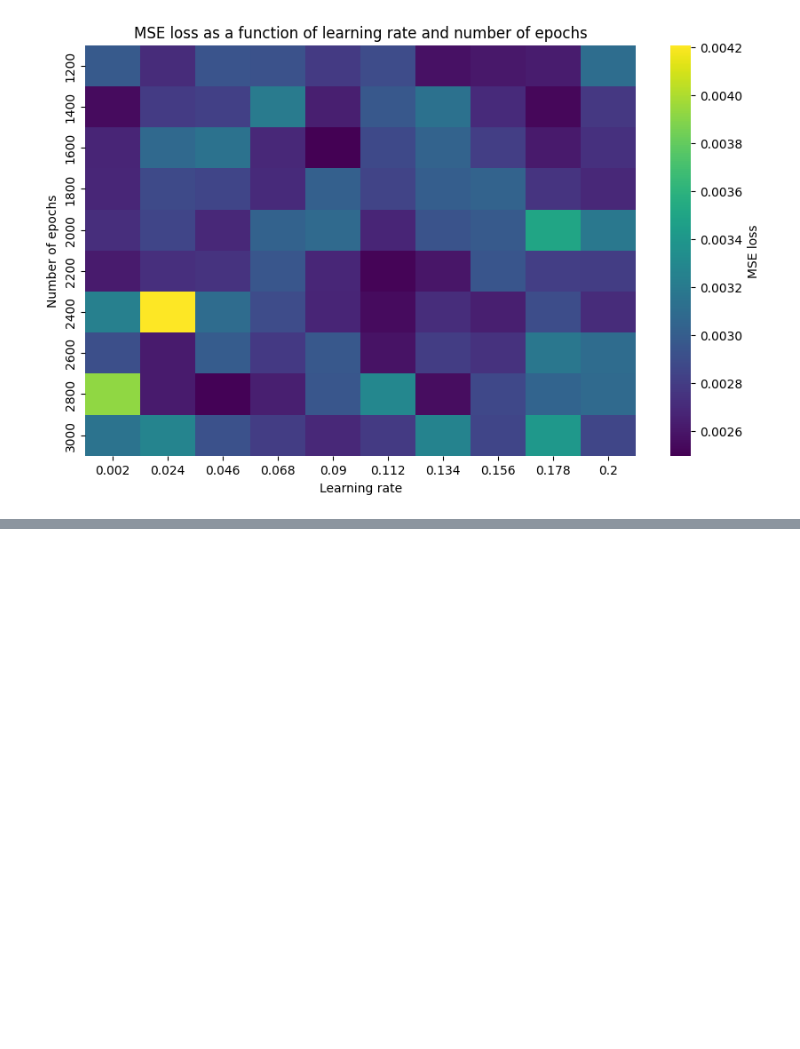
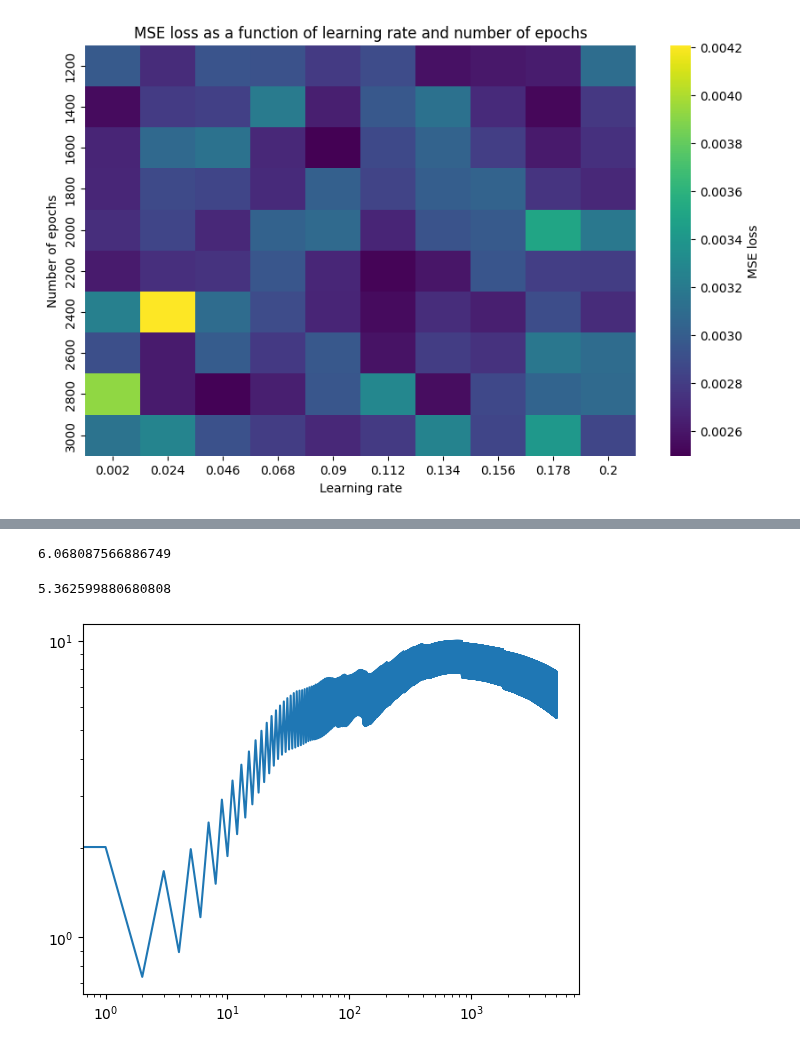
Before and after one commit to HeineEH/FYS-STK3155_Project2, a Jupyter notebook: code/exercise_2b.ipynb, the cells around one changed output, grey strips where cells are left out. Drawn from its saved outputs; the diff is of its cells as text; code cells hidden in the pictures; blank space fills up the shorter version.

```diff
--- a/code/exercise_2b.ipynb
+++ b/code/exercise_2b.ipynb
@@ -196,0 +204,23 @@ plt.show()
+# %%
+net = NeuralNetwork(network_input_size,
+    layer_output_sizes,
+    activation_funcs,
+    MSE(),
+)
+x_train = x[train_idx]
+x_test = x[test_idx]
+y_train = y[train_idx]
+y_test = y[test_idx]
+scaler = StandardScaler()
+x_train = scaler.fit_transform(x_train)
+x_test = scaler.transform(x_test)
+print(net.cost_batch(x_test,y_test))
+net.train(GradientDescent(step_method=AdamStep(learning_rate=0.04),inputs = x_train, targets = y_train))
+print(net.cost_batch(x_test,y_test))
+net.plot_loss()
+
+# Overflow error at: learning rate of 0.04
+# %% [output]
+6.068087566886749
+5.362599880680808
+[figure, added]
```
Also changed, not shown: parts of 6 cells of this notebook, 2 other files.
